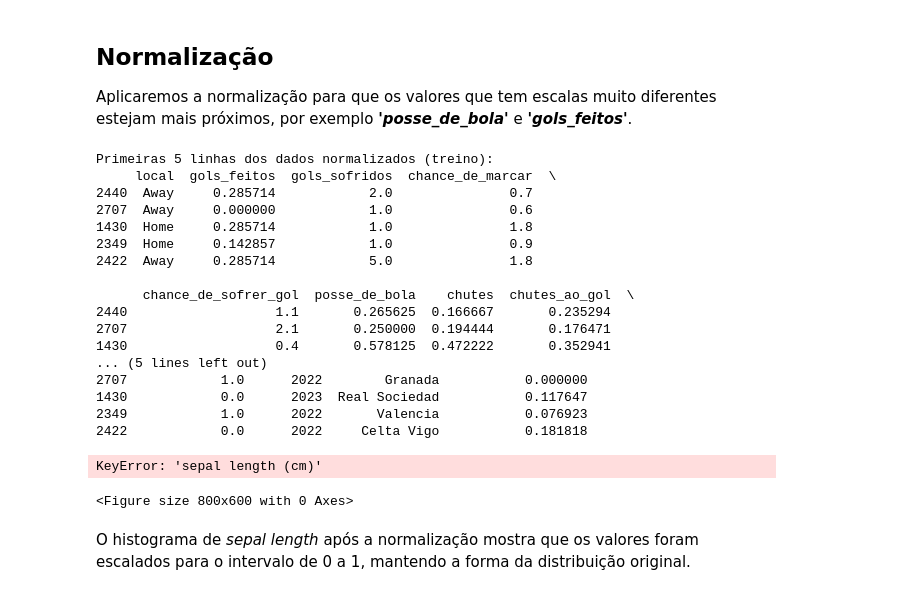
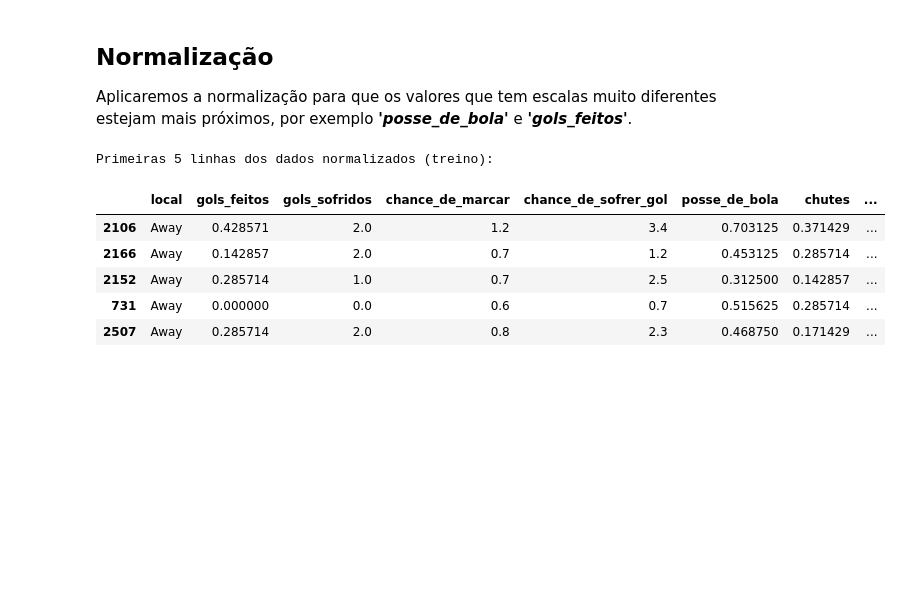
Before and after one commit to guilhermer1/mvp_AnaliseDeDados, a Jupyter notebook: Análise_de_Dados_e_Boas_Práticas-LaLiga.ipynb, the cells around one changed output. Saved outputs shown, nothing was run; the diff lists cells and outputs as text; code cells hidden in the pictures; blank space fills up the shorter version.

```diff
--- a/Análise_de_Dados_e_Boas_Práticas-LaLiga.ipynb
+++ b/Análise_de_Dados_e_Boas_Práticas-LaLiga.ipynb
@@ -771,34 +798,11 @@ df_normalized = pd.DataFrame(X_train_normalized, columns=X_train.columns)
 # %%
 print("\nPrimeiras 5 linhas dos dados normalizados (treino):")
-print(df_normalized.head())
+X_train_normalized.head()
 # %% [output]
 Primeiras 5 linhas dos dados normalizados (treino):
-     local  gols_feitos  gols_sofridos  chance_de_marcar  \
-2440  Away     0.285714            2.0               0.7
-2707  Away     0.000000            1.0               0.6
-1430  Home     0.285714            1.0               1.8
-2349  Home     0.142857            1.0               0.9
-2422  Away     0.285714            5.0               1.8
-
-      chance_de_sofrer_gol  posse_de_bola    chutes  chutes_ao_gol  \
-2440                   1.1       0.265625  0.166667       0.235294
-2707                   2.1       0.250000  0.194444       0.176471
-1430                   0.4       0.578125  0.472222       0.352941
-... (5 lines left out)
-2707            1.0      2022        Granada           0.000000
-1430            0.0      2023  Real Sociedad           0.117647
-2349            1.0      2022       Valencia           0.076923
-2422            0.0      2022     Celta Vigo           0.181818
+|  | local | gols_feitos | gols_sofridos | chance_de_marcar | chance_de_sofrer_gol | posse_de_bola | chutes | ... |
+| 2106 | Away | 0.428571 | 2.0 | 1.2 | 3.4 | 0.703125 | 0.371429 | ... |
+| 2166 | Away | 0.142857 | 2.0 | 0.7 | 1.2 | 0.453125 | 0.285714 | ... |
+| 2152 | Away | 0.285714 | 1.0 | 0.7 | 2.5 | 0.312500 | 0.142857 | ... |
+| 731 | Away | 0.000000 | 0.0 | 0.6 | 0.7 | 0.515625 | 0.285714 | ... |
+| 2507 | Away | 0.285714 | 2.0 | 0.8 | 2.3 | 0.468750 | 0.171429 | ... |
-# %%
-# Visualização da distribuição após a normalização (exemplo para uma característica)
-plt.figure(figsize=(8, 6))
-sns.histplot(df_normalized['sepal length (cm)'], kde=True)
-plt.title('Distribuição do Comprimento da Sépala (Normalizado)')
-plt.xlabel('Comprimento da Sépala Normalizado')
-plt.ylabel('Frequência')
-plt.show()
-# %% [output]
-KeyError: 'sepal length (cm)'
-<Figure size 800x600 with 0 Axes>
-# %% [markdown]
-O histograma de *sepal length* após a normalização mostra que os valores foram escalados para o intervalo de 0 a 1, mantendo a forma da distribuição original.
```
Also changed, not shown: parts of 22 cells of this notebook.
